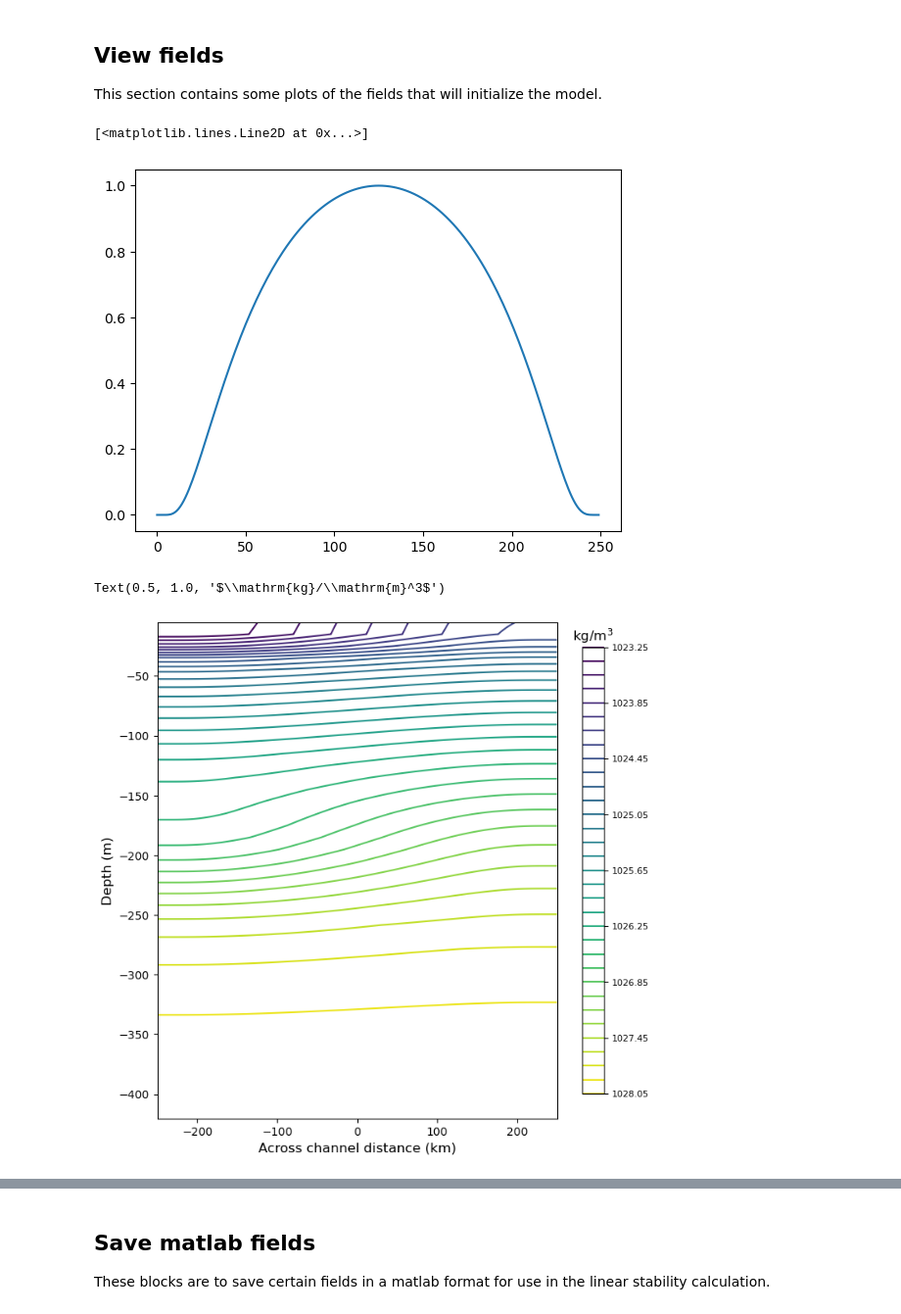
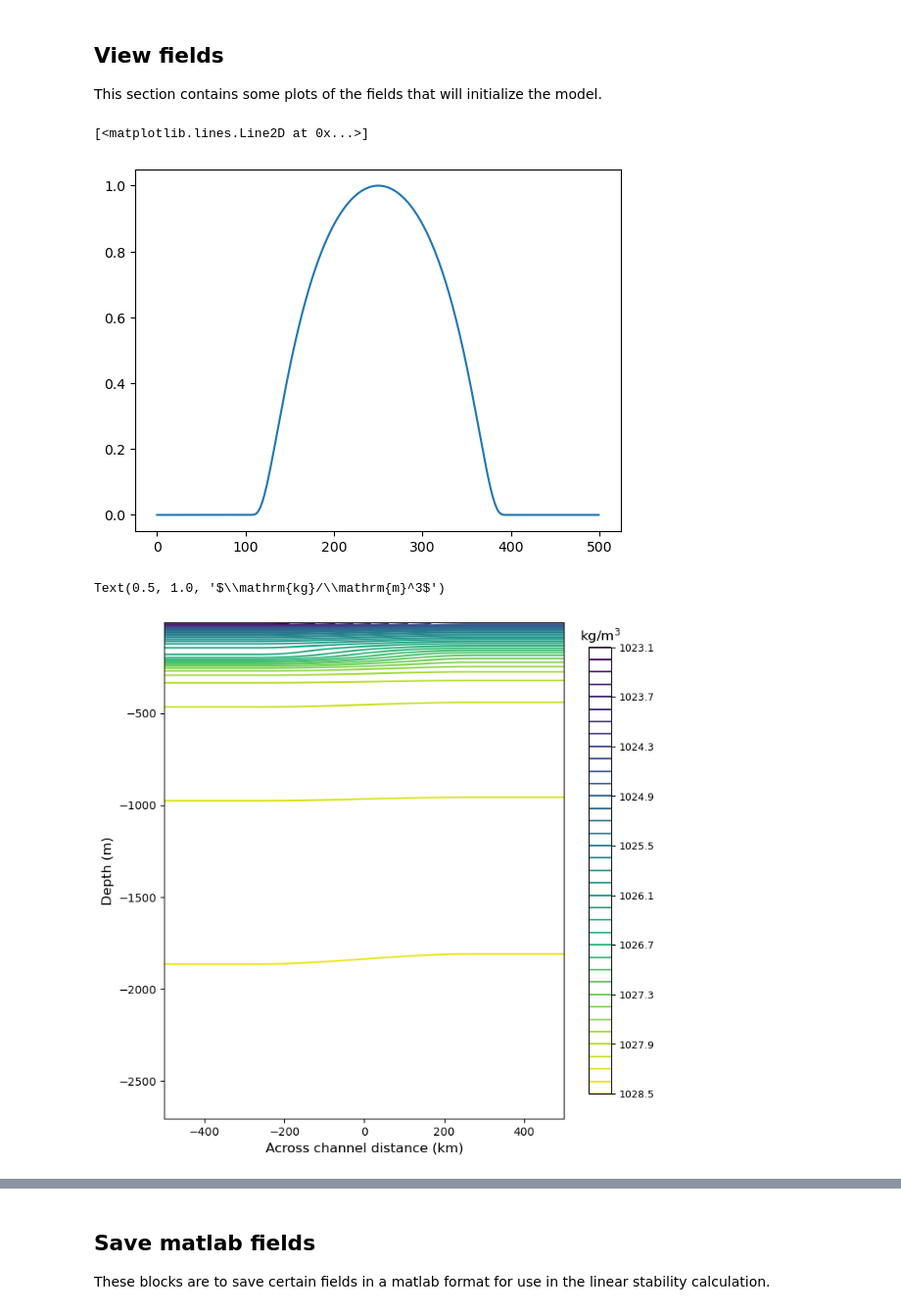
Before and after one commit to hmason13/ArcticMiddepthBI, a Jupyter notebook: analysis/modelInitializationDemo.ipynb, the cells around one changed output, grey strips where cells are left out. Shown: that part at 98% size. Cells and saved outputs as stored; diff of their text form; code cells hidden in the pictures.

```diff
--- a/analysis/modelInitializationDemo.ipynb
+++ b/analysis/modelInitializationDemo.ipynb
@@ -7,8 +7,8 @@ import scipy.integrate as teg
 import scipy
 # %%
 # grid constants
-nx = 250
-ny = 300
+nx = 500
+ny = 500
 nz = 50
 dx = 2000 # cell size in meters
 dy = 2000
@@ -165,19 +165,32 @@ from the processed data.
 # the conservative choice
 def myBumpSech(x):
     center = nx / 2 # unit is grid cells
-    width  = .4    # nonDim parameter
+    width  = 0.4 # nonDim parameter
     return np.cosh((x-center) / (center*width))**(-2) # unit is grid cells
 
 # the aggressive choice
 def myBumpExp(x):
     center = nx / 2
-    safety  = 1.01
+    width  = 0.6
     deg    = 2
 
-    val = np.abs((x-center)/(center*safety))
+    val = np.abs((x-center)/(center*width))
+
+    # i apologize for this block
+    # it's necessary(?) for np.fromfunc
+    try:
+        val[val>=1] = 1-1e-4
+    except:
+        if val >= 1:
+            val = 1-1e-4
+
     val = val**deg
     return np.exp(1-(1/(1-val)))
 
+# the testing choice
+def myBumpTest(x):
+    return 0*x + 1
+
 # make your choice .......................... here
 funcPrime = np.fromfunction(lambda z,y,x: myBumpExp(x), shape=(nz,ny,nx))
 # %%
@@ -253,19 +274,19 @@ that will initialize the model.
 plt.plot(funcPrime[0,0,:])
 # %% [output]
 [<matplotlib.lines.Line2D at 0x...>]
-[figure, old version]
+[figure, new version]
 # %%
 # view density field
 plt.figure(figsize=(8,8))
-plt.contour(np.linspace(-250,250,250),-zCenters[:30],
+plt.contour(np.linspace(-nx,nx,nx),-zCenters[:30],
             rho[:30,:,:].mean(1),40)
 plt.xlabel("Across channel distance (km)", size=12)
 plt.ylabel("Depth (m)", size=12)
 cbar = plt.colorbar(shrink=0.9)
 cbar.ax.invert_yaxis()
 cbar.ax.tick_params(labelsize=9)
 cbar.ax.set_title(r"$\mathrm{kg}/\mathrm{m}^3$")
 # plt.title("Density section", size=16)
 # %% [output]
 Text(0.5, 1.0, '$\\mathrm{kg}/\\mathrm{m}^3$')
-[figure, old version]
+[figure, new version]
```
Also changed, not shown: parts of 3 cells of this notebook, 42 other files.
